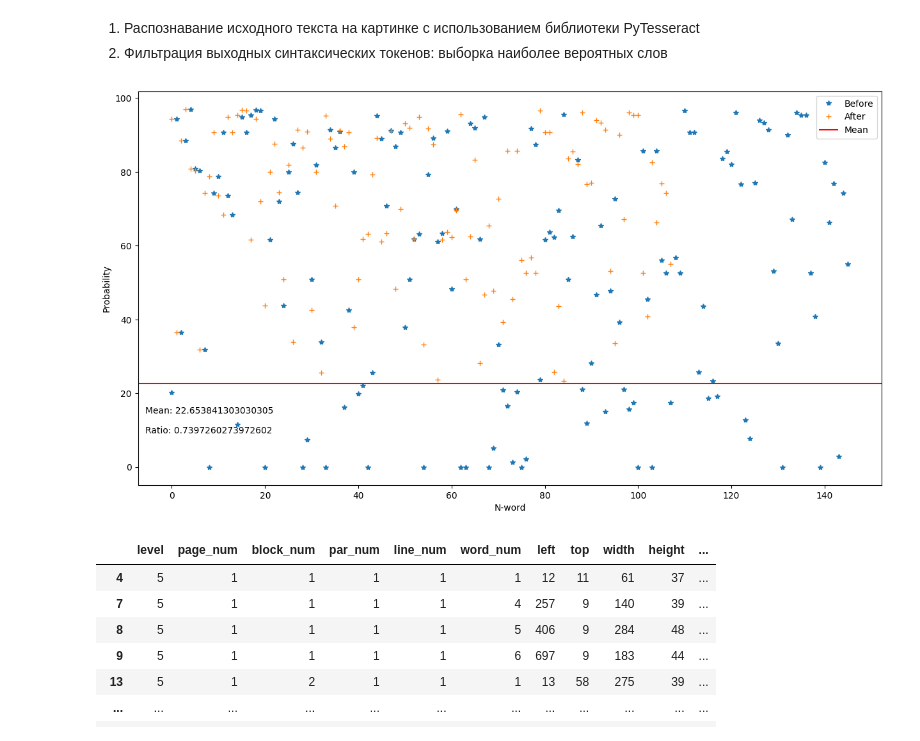
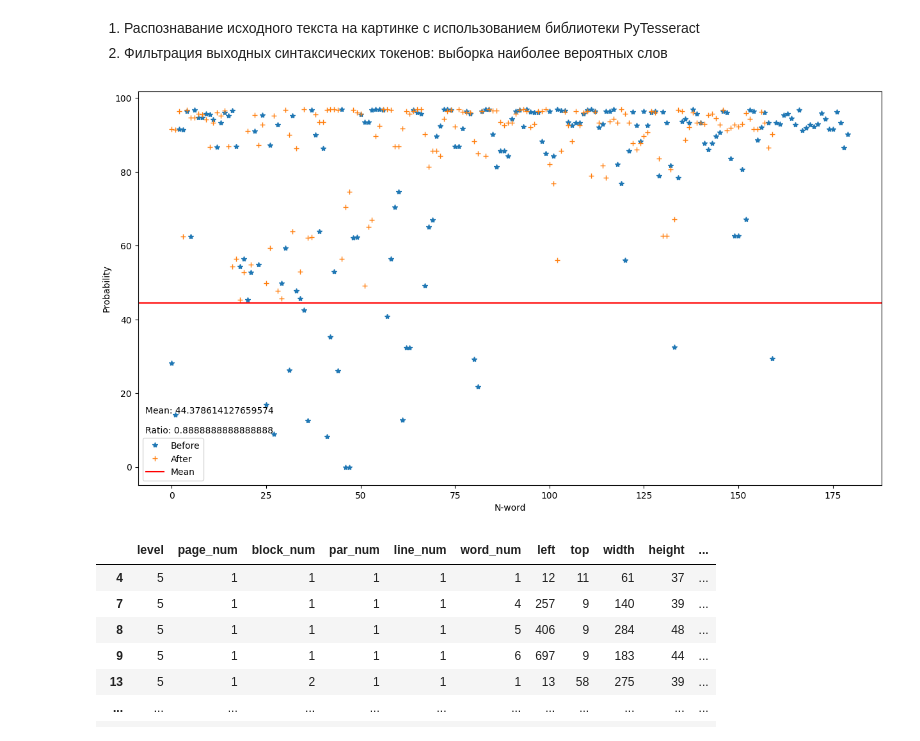
Before and after one commit to blvckmarker/incredible-nmic-tpm, a Jupyter notebook: common.ipynb, the cells around one changed output. Drawn from its saved outputs; the diff is of its cells as text; code cells hidden in the pictures.

```diff
--- a/common.ipynb
+++ b/common.ipynb
@@ -33,7 +33,7 @@ pt.pytesseract.tesseract_cmd = "D:/Tools/Tesseract-OCR/tesseract.exe"
 # %% [markdown]
 ### Препроцессинг входного изображения
 # %%
-img = np.array(Image.open(raw_pathes[170])) # исходное изображение
+img = np.array(Image.open(raw_pathes[190])) # исходное изображение
 
 if img.size // 300 // 3 < 1700:
    shape = (int(img.shape[0] * 1.3), int(img.shape[1] * 1.3))
@@ -53,30 +53,31 @@ def image_preprocessing(src):
 2. Фильтрация выходных синтаксических токенов: выборка наиболее вероятных слов
 # %%
 prepared_img = image_preprocessing(img)
+prepared_img = img
 data : pd.DataFrame = pt.image_to_data(prepared_img, lang='rus+eng', output_type=pt.Output.DATAFRAME, config=f'--psm 12')
 data = data.dropna(subset=['text'])
 
 len_before = data.shape[0]
 
 mean = data['conf'].mean()
 under_mean = data[data['conf'] <= mean]['conf'].mean()
 
 fig, axs = plt.subplots(1,1,  figsize=(15, 8))
 plt.plot(range(data.shape[0]), data['conf'], '*')
 
 data = data[data['conf'] >= under_mean]
 plt.plot(range(data.shape[0]), data['conf'], '+')
 plt.axline((0, under_mean), (1, under_mean), color='red')
 
 plt.legend(['Before', 'After', 'Mean'])
 plt.xlabel('N-word')
 plt.ylabel('Probability')
 
 plt.text(.01, 0.15, f'Ratio: {data.shape[0] / len_before}', ha='left', va='top', transform=axs.transAxes)
 plt.text(.01, 0.20, f'Mean: {under_mean}', ha='left', va='top', transform=axs.transAxes)
 plt.show()
 # %% [output]
-[figure, old version]
+[figure, new version]
 # %%
 data
 # %% [output]
```
Also changed, not shown: parts of 2 cells of this notebook, 1 other file.
